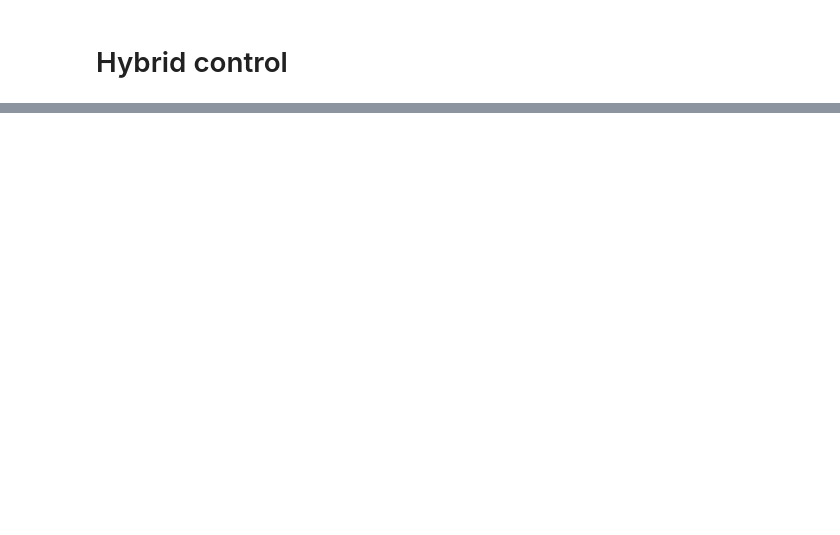
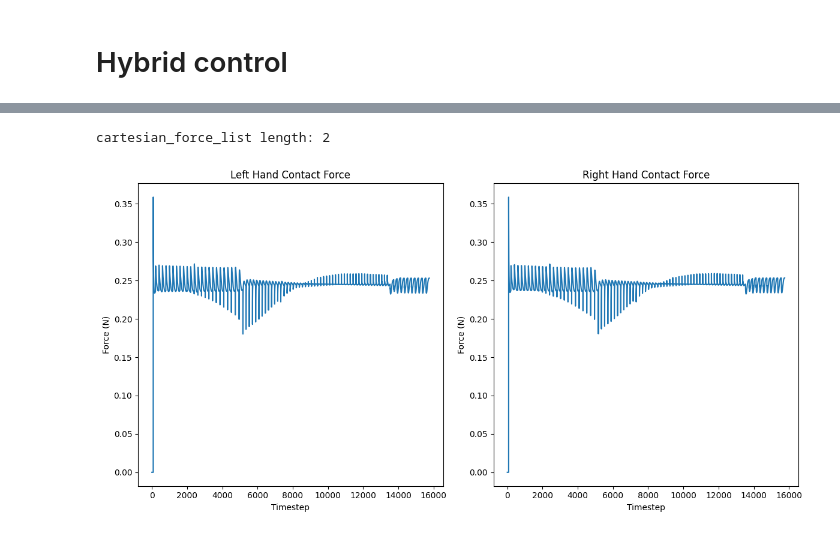
Before and after one commit to KisangPark/pp_base_mujoco, a Jupyter notebook: inverse_dynamics/06_hybrid.ipynb, the cells around one changed output, grey strips where cells are left out. Cells and saved outputs as stored; diff of their text form; code cells hidden in the pictures; blank space fills up the shorter version.

Commit message:
implementation complete - optimization augmented control

```diff
--- a/inverse_dynamics/06_hybrid.ipynb
+++ b/inverse_dynamics/06_hybrid.ipynb
@@ -140,0 +87,6 @@ print("Simulation complete.")
+# %%
+# q_traj_left = np.load("./traj/q_left_trajectory.npy")
+# q_traj_right = np.load("./traj/q_right_trajectory.npy")
+q_traj_left = np.load("./traj/q_left_traj_100.npy")
+q_traj_right = np.load("./traj/q_right_traj_100.npy")
+print(f"q_traj_left shape: {q_traj_left.shape}, q_traj_right shape: {q_traj_right.shape}")
@@ -140,0 +145,12 @@ print("Simulation complete.")
+# %%
+""" PARAMETER - for 100 waypoints"""
+# PID controller gain
+Kp_q = 70.0 #* 0.1
+Ki_q = 0.02 #* 0.05
+Kd_q = 7.0 #* 0.3
+# PI controller gain
+Kp_force = 0.3 #* 0.1 # 0.3
+Ki_force = 0.005 #* 0.05
+force_magnitude = 4.0 #* 0.1 # 5 newtons
+Kp_ee = 0.0 # 10.0
+Kd_ee = 0.0 # 1.0
@@ -140,0 +353,24 @@ print("Simulation complete.")
+# %%
+# shape of cartesian_force_list
+print(f"cartesian_force_list length: {len(cartesian_force_list[0])}")
+
+# plot cartesian forces
+import matplotlib.pyplot as plt
+forces_left = np.array([f[0] for f in cartesian_force_list])
+forces_right = np.array([f[1] for f in cartesian_force_list])
+plt.figure(figsize=(12, 6))
+plt.subplot(1, 2, 1)
+plt.plot(forces_left)
+plt.title("Left Hand Contact Force")
+plt.xlabel("Timestep")
+plt.ylabel("Force (N)")
+plt.subplot(1, 2, 2)
+plt.plot(forces_right)
+plt.title("Right Hand Contact Force")
+plt.xlabel("Timestep")
+plt.ylabel("Force (N)")
+plt.tight_layout()
+plt.show()
+# %% [output]
+cartesian_force_list length: 2
+[figure, added]
```
Also changed, not shown: parts of 10 cells of this notebook, 9 other files.
